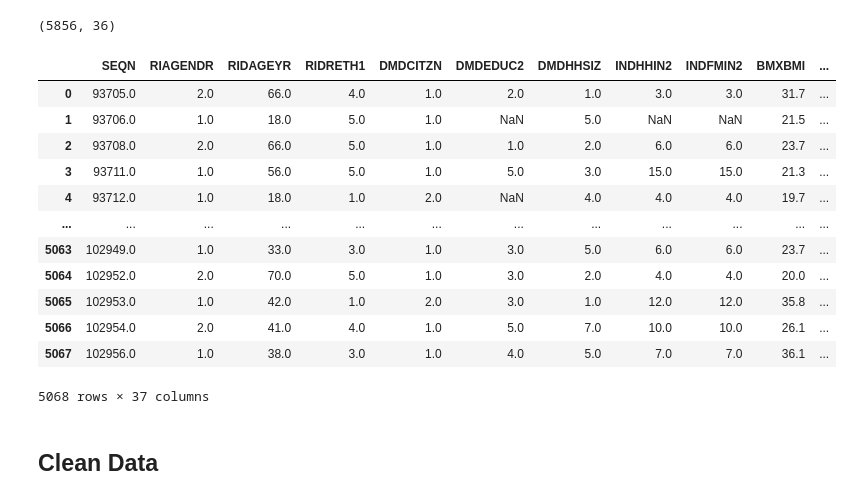
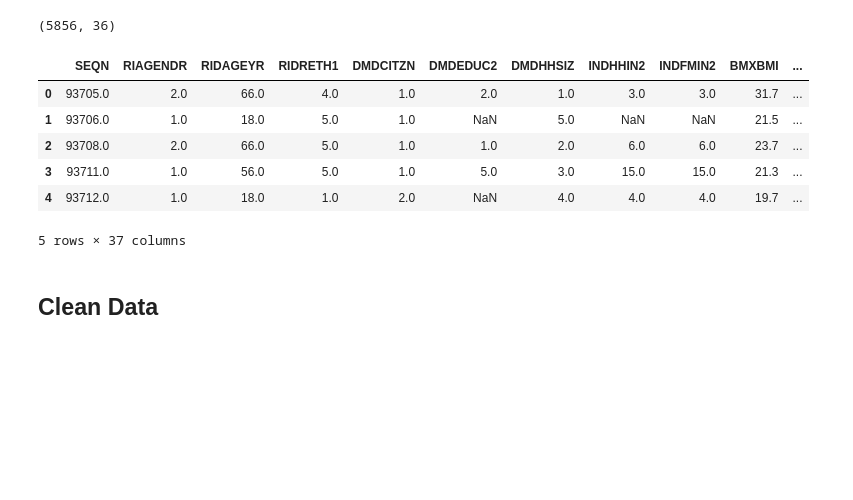
Before and after one commit to 18barbers2/causal-analysis-depression-nhanes, a Jupyter notebook: causal-notebook.ipynb, the cells around one changed output. Drawn from its saved outputs; the diff is of its cells as text; code cells hidden in the pictures; blank space fills up the shorter version.

```diff
--- a/causal-notebook.ipynb
+++ b/causal-notebook.ipynb
@@ -147,25 +142,19 @@ subdata.shape
 # %%
 # left join rows with sum_DPQ != null with subdata
 
 valid = valid[features]
 valid.columns
 
 sample = pd.merge(valid, subdata, how = "left")
-sample
+sample.head()
 # %% [output]
 |  | SEQN | RIAGENDR | RIDAGEYR | RIDRETH1 | DMDCITZN | DMDEDUC2 | DMDHHSIZ | INDHHIN2 | INDFMIN2 | BMXBMI | ... |
 | 0 | 93705.0 | 2.0 | 66.0 | 4.0 | 1.0 | 2.0 | 1.0 | 3.0 | 3.0 | 31.7 | ... |
 | 1 | 93706.0 | 1.0 | 18.0 | 5.0 | 1.0 | NaN | 5.0 | NaN | NaN | 21.5 | ... |
 | 2 | 93708.0 | 2.0 | 66.0 | 5.0 | 1.0 | 1.0 | 2.0 | 6.0 | 6.0 | 23.7 | ... |
 | 3 | 93711.0 | 1.0 | 56.0 | 5.0 | 1.0 | 5.0 | 3.0 | 15.0 | 15.0 | 21.3 | ... |
 | 4 | 93712.0 | 1.0 | 18.0 | 1.0 | 2.0 | NaN | 4.0 | 4.0 | 4.0 | 19.7 | ... |
-| ... | ... | ... | ... | ... | ... | ... | ... | ... | ... | ... | ... |
-| 5063 | 102949.0 | 1.0 | 33.0 | 3.0 | 1.0 | 3.0 | 5.0 | 6.0 | 6.0 | 23.7 | ... |
-| 5064 | 102952.0 | 2.0 | 70.0 | 5.0 | 1.0 | 3.0 | 2.0 | 4.0 | 4.0 | 20.0 | ... |
-| 5065 | 102953.0 | 1.0 | 42.0 | 1.0 | 2.0 | 3.0 | 1.0 | 12.0 | 12.0 | 35.8 | ... |
-| 5066 | 102954.0 | 2.0 | 41.0 | 4.0 | 1.0 | 5.0 | 7.0 | 10.0 | 10.0 | 26.1 | ... |
-| 5067 | 102956.0 | 1.0 | 38.0 | 3.0 | 1.0 | 4.0 | 5.0 | 7.0 | 7.0 | 36.1 | ... |
-5068 rows × 37 columns
+5 rows × 37 columns
 # %%
 # sample.loc[sample["sum_DPQ"] > 0]
 # %% [markdown]
```
Also changed, not shown: parts of 12 cells of this notebook.
